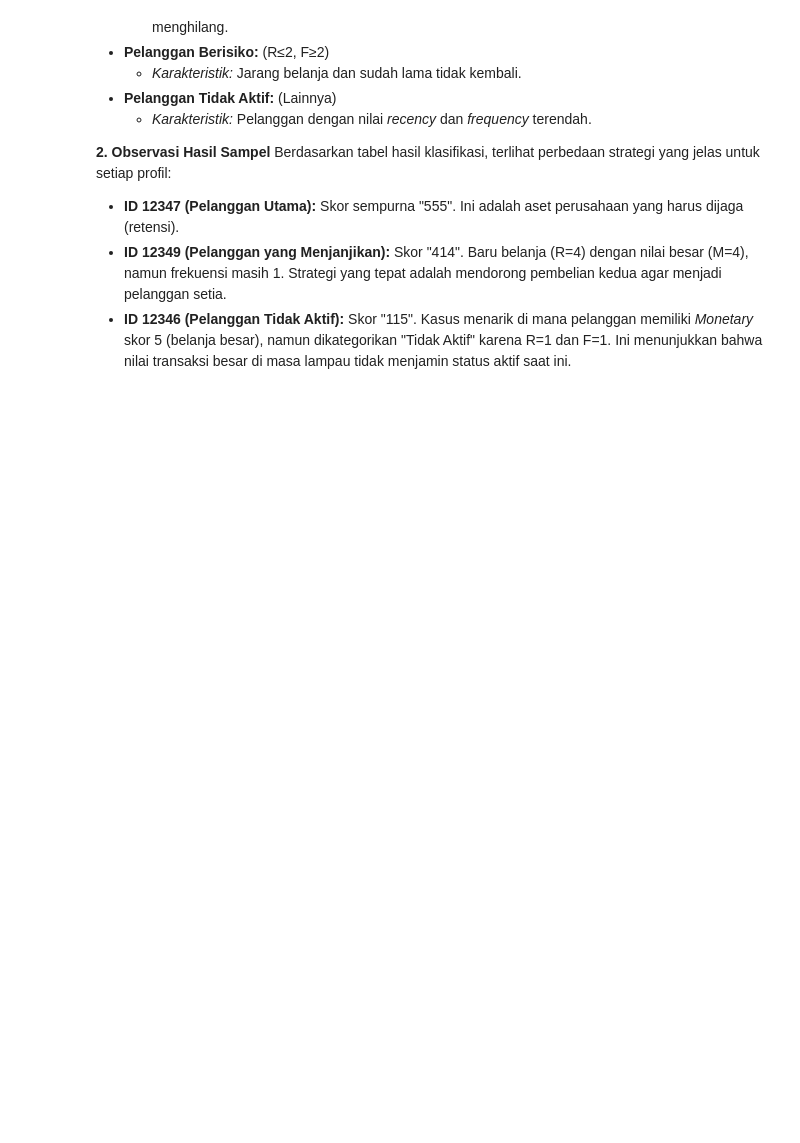
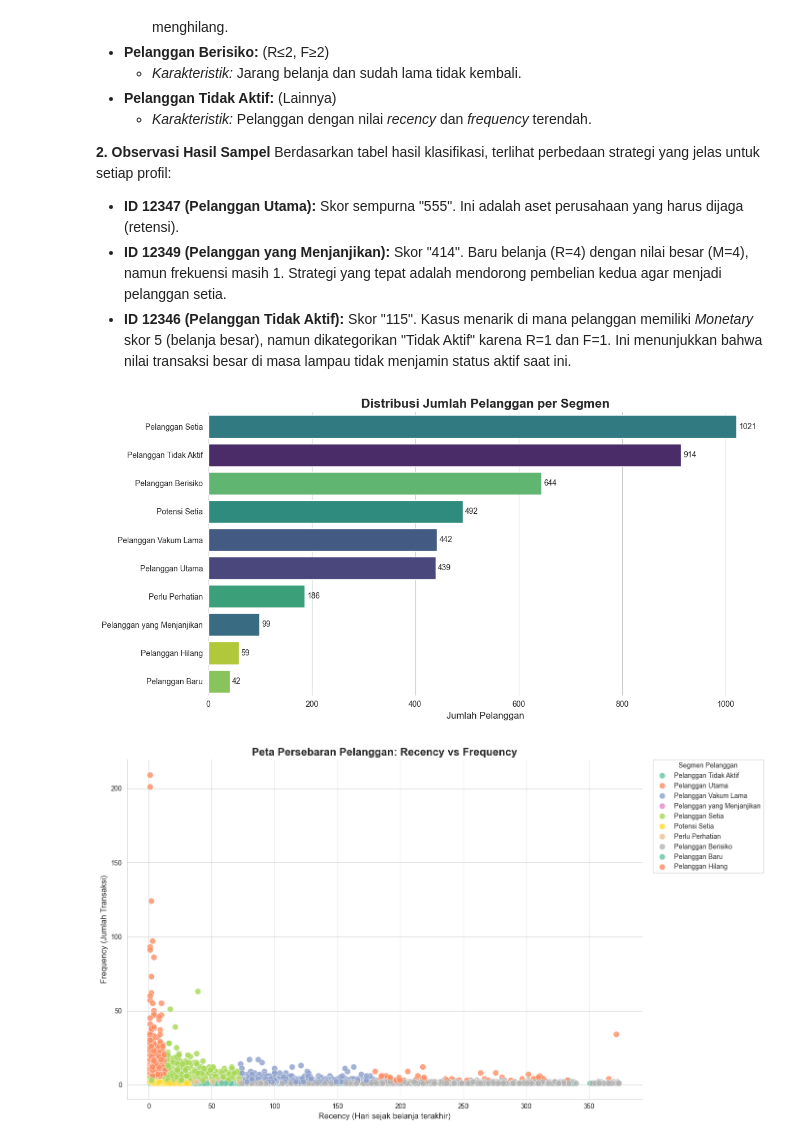
Before and after one commit to g3raldatsc/ecommerce-rfm-analysis, a Jupyter notebook: analysis.ipynb, the cells around one changed output. Drawn from its saved outputs; the diff is of its cells as text; code cells hidden in the pictures; blank space fills up the shorter version.

Commit message:
visualizer data use seaborn and matplotlibb

```diff
--- a/analysis.ipynb
+++ b/analysis.ipynb
@@ -317,3 +317,41 @@ Berdasarkan tabel hasil klasifikasi, terlihat perbedaan strategi yang jelas untu
 * **ID 12347 (Pelanggan Utama):** Skor sempurna "555". Ini adalah aset perusahaan yang harus dijaga (retensi).
 * **ID 12349 (Pelanggan yang Menjanjikan):** Skor "414". Baru belanja (R=4) dengan nilai besar (M=4), namun frekuensi masih 1. Strategi yang tepat adalah mendorong pembelian kedua agar menjadi pelanggan setia.
 * **ID 12346 (Pelanggan Tidak Aktif):** Skor "115". Kasus menarik di mana pelanggan memiliki *Monetary* skor 5 (belanja besar), namun dikategorikan "Tidak Aktif" karena R=1 dan F=1. Ini menunjukkan bahwa nilai transaksi besar di masa lampau tidak menjamin status aktif saat ini.
+# %%
+import matplotlib.pyplot as korupsi
+import seaborn as jember
+
+jember.set_style("whitegrid")
+
+korupsi.figure(figsize=(12, 6))
+
+urutan = rfm['Nama_Segmen'].value_counts().index
+
+ax = jember.countplot(y='Nama_Segmen', data=rfm, order=urutan, hue='Nama_Segmen', palette='viridis', legend=False)
+
+korupsi.title('Distribusi Jumlah Pelanggan per Segmen', fontsize=16, fontweight='bold')
+korupsi.xlabel('Jumlah Pelanggan', fontsize=12)
+korupsi.ylabel(None)
+
+for container in ax.containers:
+    ax.bar_label(container, padding=3, fontsize=10)
+
+jember.despine(left=True, bottom=True)
+korupsi.tight_layout()
+korupsi.show()
+
+korupsi.figure(figsize=(14, 8))
+
+jember.scatterplot(x='Recency', y='Frequency', hue='Nama_Segmen', data=rfm, palette='Set2', s=80, alpha=0.8, edgecolor='white', linewidth=0.5)
+
+korupsi.title('Peta Persebaran Pelanggan: Recency vs Frequency', fontsize=16, fontweight='bold')
+korupsi.xlabel('Recency (Hari sejak belanja terakhir)', fontsize=12)
+korupsi.ylabel('Frequency (Jumlah Transaksi)', fontsize=12)
+korupsi.legend(bbox_to_anchor=(1.02, 1), loc='upper left', borderaxespad=0, title='Segmen Pelanggan')
+
+jember.despine()
+korupsi.tight_layout()
+korupsi.show()
+# %% [output]
+[figure, added]
+[figure, added]
```
